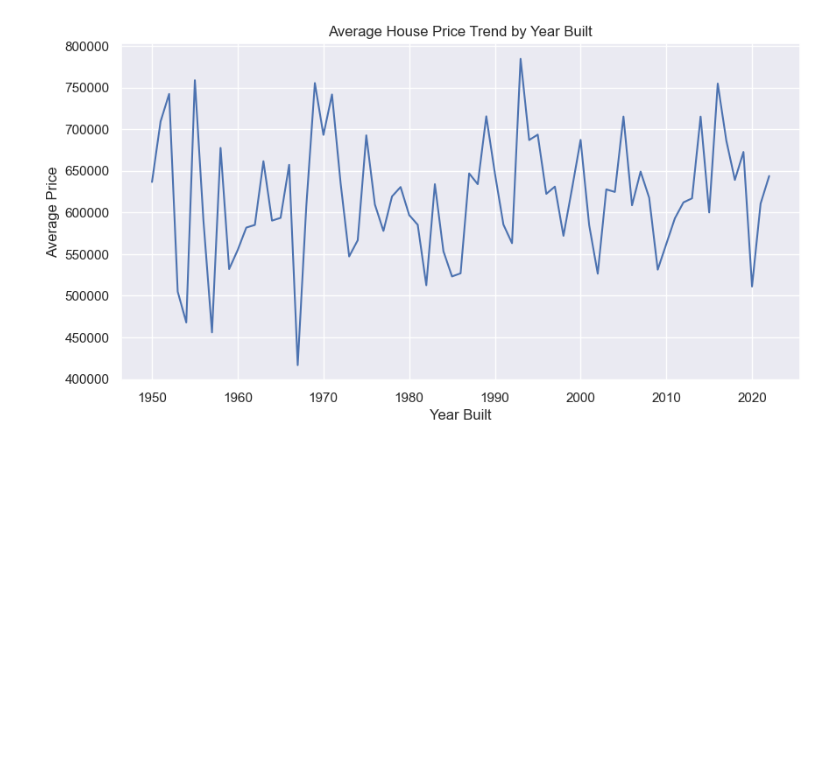
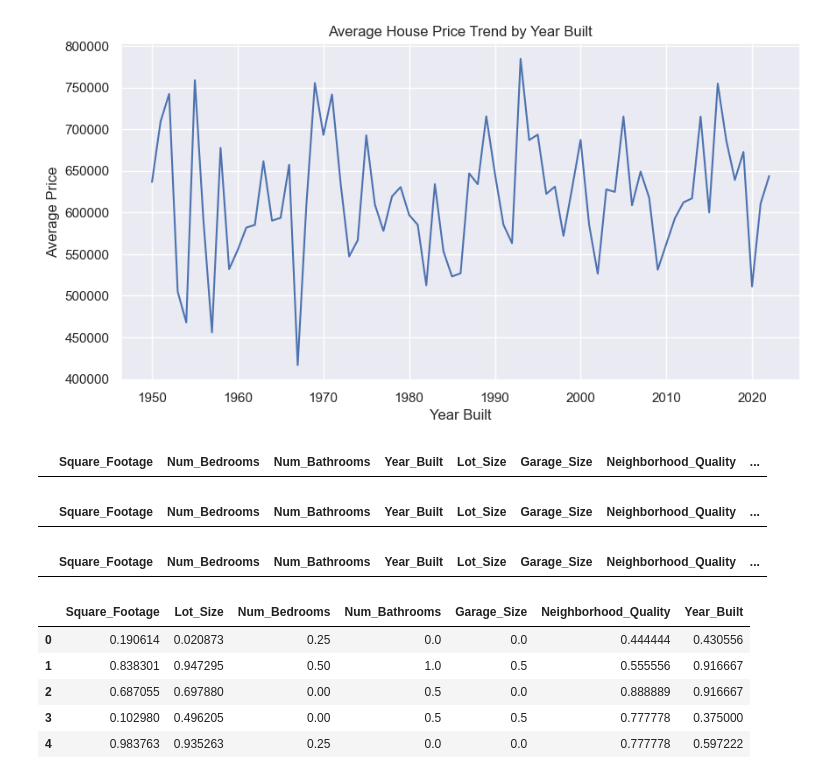
Before and after one commit to abdulaziz-alhassan/ML, a Jupyter notebook: Lab4.ipynb, the cells around one changed output. Cells and saved outputs as stored; diff of their text form; code cells hidden in the pictures; blank space fills up the shorter version.

```diff
--- a/Lab3.ipynb
+++ b/Lab4.ipynb
@@ -197,3 +206,56 @@ plt.xlabel("Year Built")
 plt.show()
 # %% [output]
 [figure]
+# %%
+#Detecting Outliers in House Price
+
+Q1 = df['House_Price'].quantile(0.25)
+Q3 = df['House_Price'].quantile(0.75)
+IQR = Q3 - Q1
+lower_bound = Q1 - 1.5 * IQR
+upper_bound = Q3 + 1.5 * IQR
+outliers = df[(df['House_Price'] < lower_bound) | (df['House_Price'] > upper_bound)]
+outliers.head(15)
+# %% [output]
+|  | Square_Footage | Num_Bedrooms | Num_Bathrooms | Year_Built | Lot_Size | Garage_Size | Neighborhood_Quality | ... |
+# %%
+#Detecting Outliers in Square Footage
+Q1 = df['Square_Footage'].quantile(0.25)
+Q3 = df['Square_Footage'].quantile(0.75)
+
+IQR = Q3 - Q1
+lower_bound = Q1 - 1.5 * IQR
+upper_bound = Q3 + 1.5 * IQR
+outliers = df[(df['Square_Footage'] < lower_bound) | (df['Square_Footage'] > upper_bound)]
+outliers.head(15)
+# %% [output]
+|  | Square_Footage | Num_Bedrooms | Num_Bathrooms | Year_Built | Lot_Size | Garage_Size | Neighborhood_Quality | ... |
+# %%
+# Detecting Outliers in lot size
+
+Q1 = df['Lot_Size'].quantile(0.25)
+Q3 = df['Lot_Size'].quantile(0.75)
+
+IQR = Q3 - Q1
+lower_bound = Q1 - 1.5 * IQR
+upper_bound = Q3 + 1.5 * IQR
+outliers = df[(df['Lot_Size'] < lower_bound) | (df['Lot_Size'] > upper_bound)]
+outliers.head(15)
+# %% [output]
+|  | Square_Footage | Num_Bedrooms | Num_Bathrooms | Year_Built | Lot_Size | Garage_Size | Neighborhood_Quality | ... |
+# %%
+from sklearn.preprocessing import MinMaxScaler
+
+scaler = MinMaxScaler()
+df_scaled = df[["Square_Footage", "Lot_Size","Num_Bedrooms","Num_Bathrooms","Garage_Size","Neighborhood_Quality","Year_Built"]].copy()
+
+df_scaled[["Square_Footage", "Lot_Size","Num_Bedrooms","Num_Bathrooms","Garage_Size","Neighborhood_Quality","Year_Built"]] = scaler.fit_transform(df_scaled[["Square_Footage", "Lot_Size","Num_Bedrooms","Num_Bathrooms","Garage_Size","Neighborhood_Quality","Year_Built"]])
+
+df_scaled.head()
+# %% [output]
+|  | Square_Footage | Lot_Size | Num_Bedrooms | Num_Bathrooms | Garage_Size | Neighborhood_Quality | Year_Built |
+| 0 | 0.190614 | 0.020873 | 0.25 | 0.0 | 0.0 | 0.444444 | 0.430556 |
+| 1 | 0.838301 | 0.947295 | 0.50 | 1.0 | 0.5 | 0.555556 | 0.916667 |
+| 2 | 0.687055 | 0.697880 | 0.00 | 0.5 | 0.0 | 0.888889 | 0.916667 |
+| 3 | 0.102980 | 0.496205 | 0.00 | 0.5 | 0.5 | 0.777778 | 0.375000 |
+| 4 | 0.983763 | 0.935263 | 0.25 | 0.0 | 0.0 | 0.777778 | 0.597222 |
```
Also changed, not shown: parts of 6 cells of this notebook, 3 other files.
